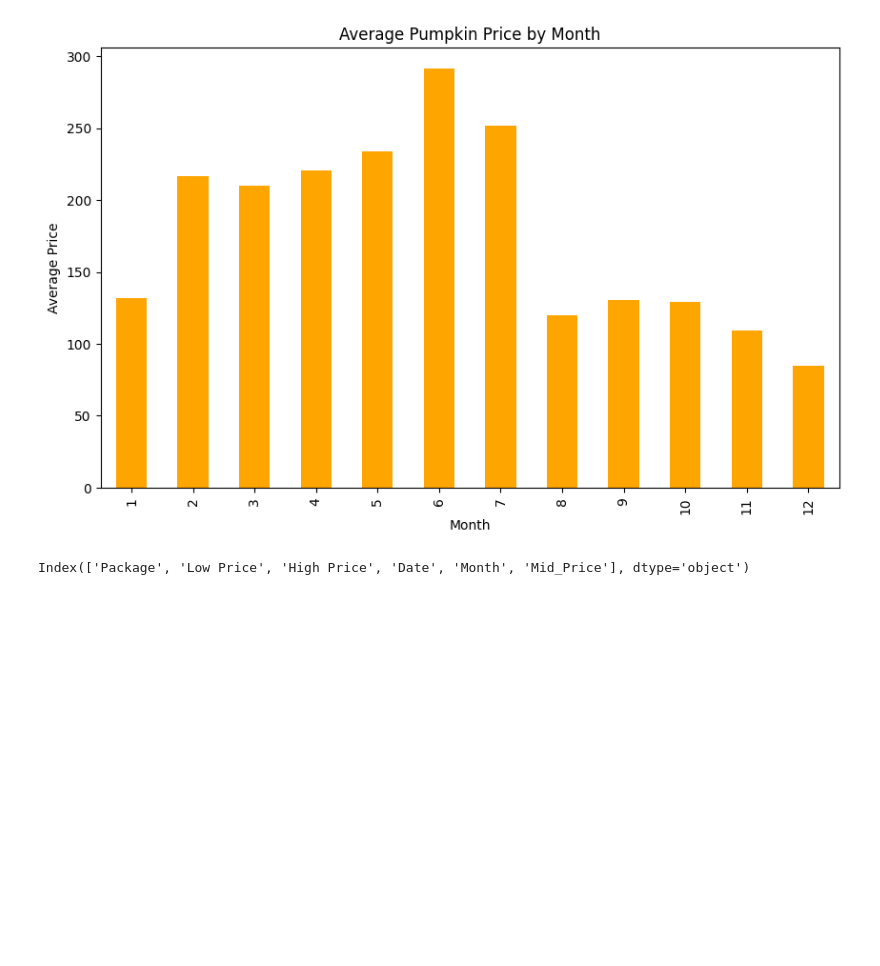
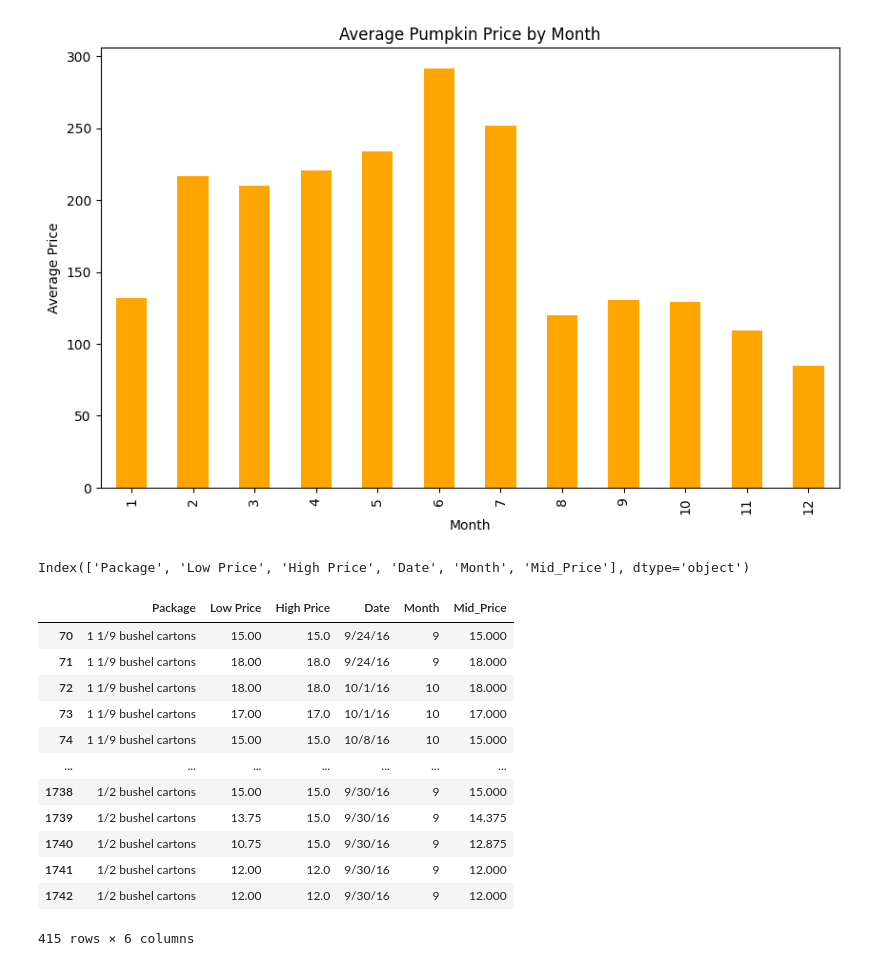
Before and after one commit to AdityaB2731/ML-For-Beginners, a Jupyter notebook: 2-Regression/2-Data/notebook.ipynb, the cells around one changed output. Cells and saved outputs as stored; diff of their text form; code cells hidden in the pictures; blank space fills up the shorter version.

```diff
--- a/2-Regression/2-Data/notebook.ipynb
+++ b/2-Regression/2-Data/notebook.ipynb
@@ -100,3 +121,19 @@ plt.show()
 pumpkins.columns
 # %% [output]
 Index(['Package', 'Low Price', 'High Price', 'Date', 'Month', 'Mid_Price'], dtype='object')
+# %%
+pumpkins
+# %% [output]
+|  | Package | Low Price | High Price | Date | Month | Mid_Price |
+| 70 | 1 1/9 bushel cartons | 15.00 | 15.0 | 9/24/16 | 9 | 15.000 |
+| 71 | 1 1/9 bushel cartons | 18.00 | 18.0 | 9/24/16 | 9 | 18.000 |
+| 72 | 1 1/9 bushel cartons | 18.00 | 18.0 | 10/1/16 | 10 | 18.000 |
+| 73 | 1 1/9 bushel cartons | 17.00 | 17.0 | 10/1/16 | 10 | 17.000 |
+| 74 | 1 1/9 bushel cartons | 15.00 | 15.0 | 10/8/16 | 10 | 15.000 |
+| ... | ... | ... | ... | ... | ... | ... |
+| 1738 | 1/2 bushel cartons | 15.00 | 15.0 | 9/30/16 | 9 | 15.000 |
+| 1739 | 1/2 bushel cartons | 13.75 | 15.0 | 9/30/16 | 9 | 14.375 |
+| 1740 | 1/2 bushel cartons | 10.75 | 15.0 | 9/30/16 | 9 | 12.875 |
+| 1741 | 1/2 bushel cartons | 12.00 | 12.0 | 9/30/16 | 9 | 12.000 |
+| 1742 | 1/2 bushel cartons | 12.00 | 12.0 | 9/30/16 | 9 | 12.000 |
+415 rows × 6 columns
```
Also changed, not shown: parts of 2 cells of this notebook.
